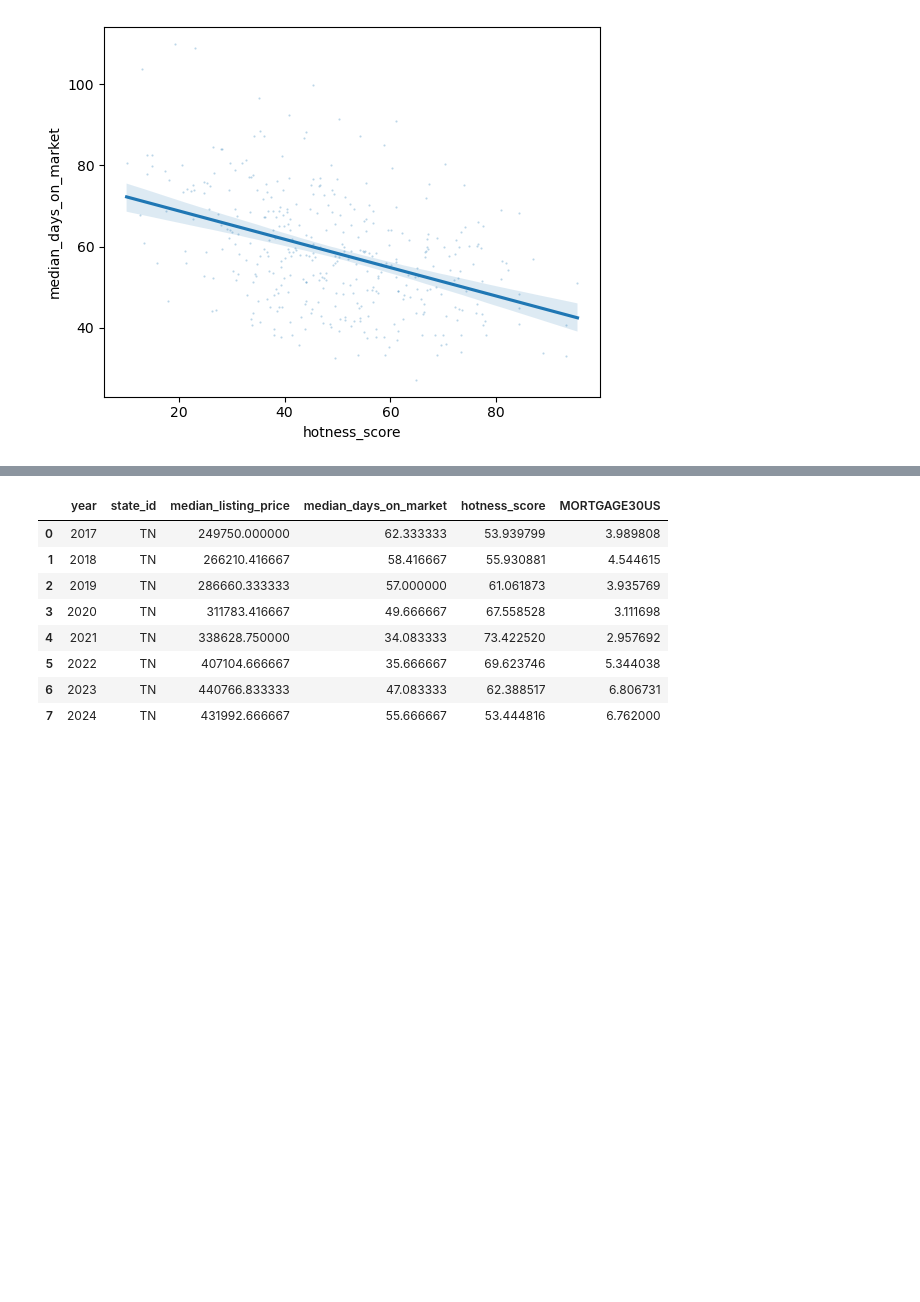
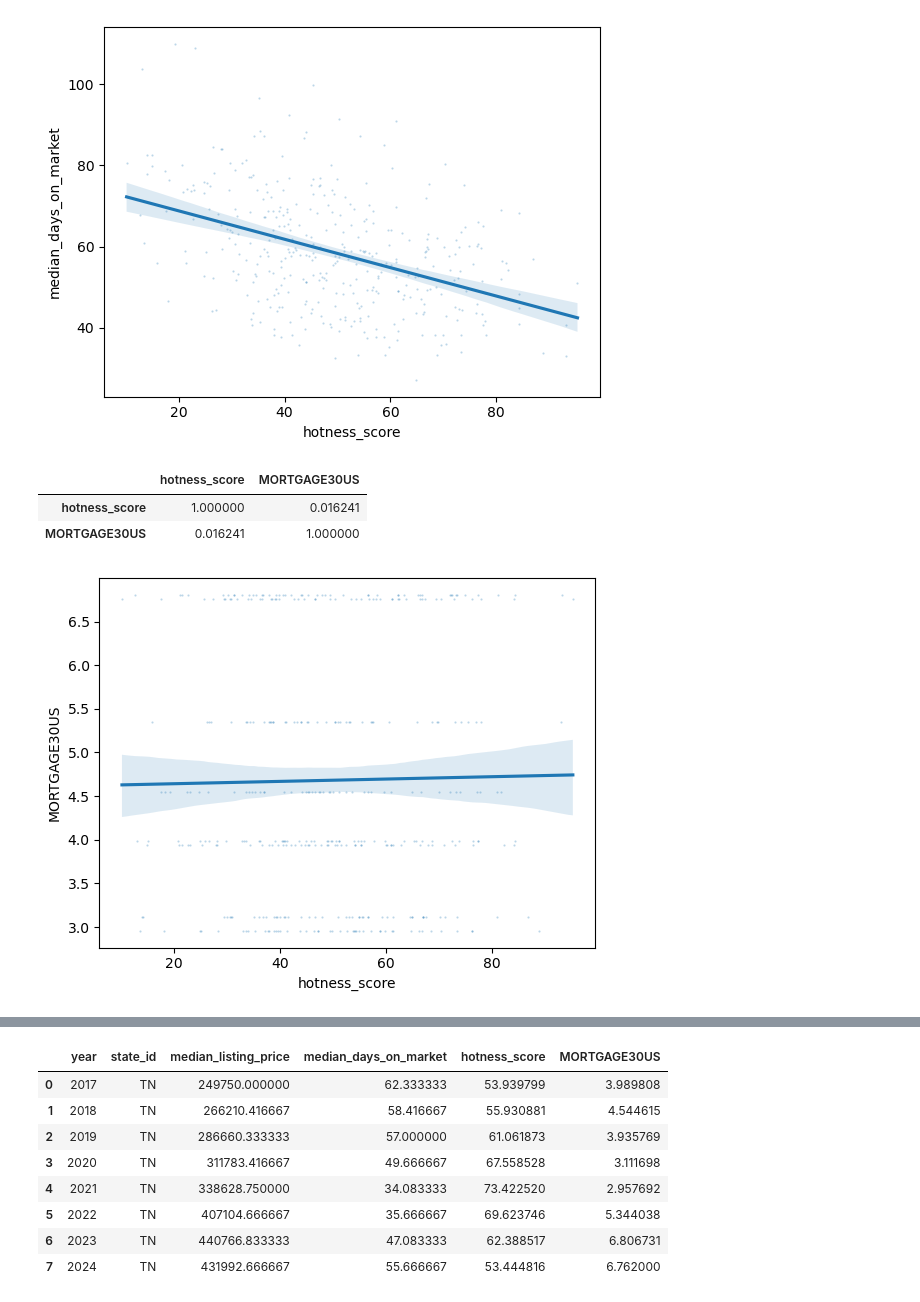
Before and after one commit to siri-anil/Capstone, a Jupyter notebook: capstone.ipynb, the cells around one changed output, grey strips where cells are left out. Saved outputs shown, nothing was run; the diff lists cells and outputs as text; code cells hidden in the pictures; blank space fills up the shorter version.

```diff
--- a/capstone.ipynb
+++ b/capstone.ipynb
@@ -442,4 +449,12 @@ sns.regplot(x='hotness_score',y='median_days_on_market',data=hotness_mortgage,sc
 # %% [output]
 [figure]
 # %%
-#hotness_mortgage[['hotness_score','MORTGAGE30US']].corr()
+hotness_mortgage[['hotness_score','MORTGAGE30US']].corr()
+# %% [output]
+|  | hotness_score | MORTGAGE30US |
+| hotness_score | 1.000000 | 0.016241 |
+| MORTGAGE30US | 0.016241 | 1.000000 |
+# %%
+sns.regplot(x='hotness_score',y='MORTGAGE30US',data=hotness_mortgage,scatter_kws={'s':0.25,'alpha':0.3});
+# %% [output]
+[figure, added]
```
Also changed, not shown: parts of 8 cells of this notebook, 10 other files.
